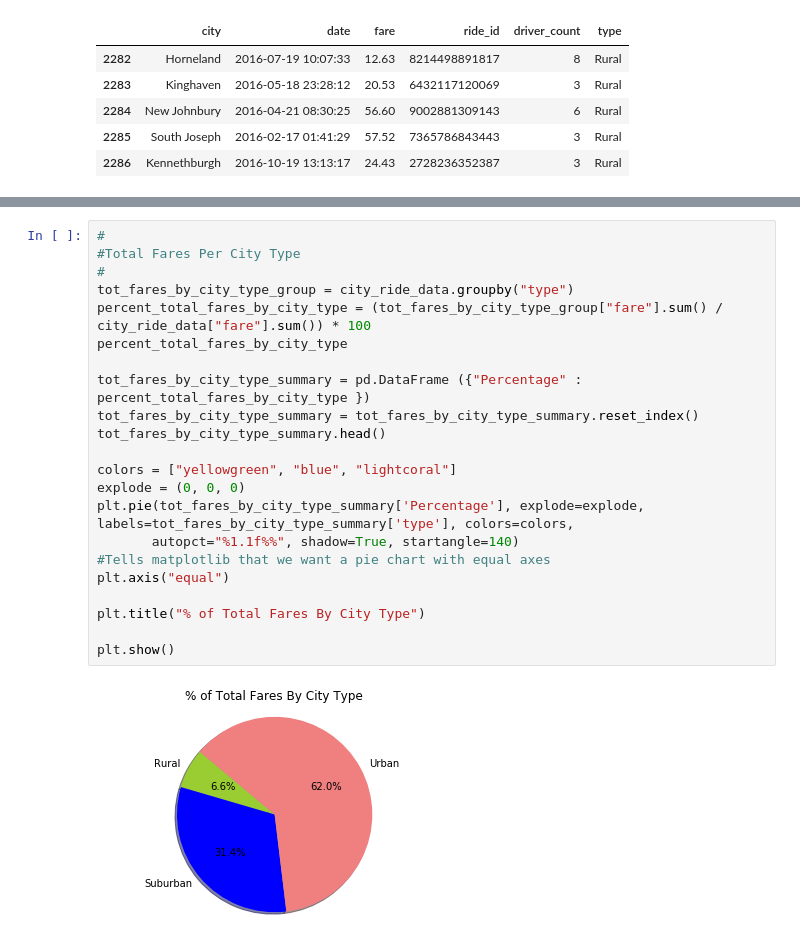
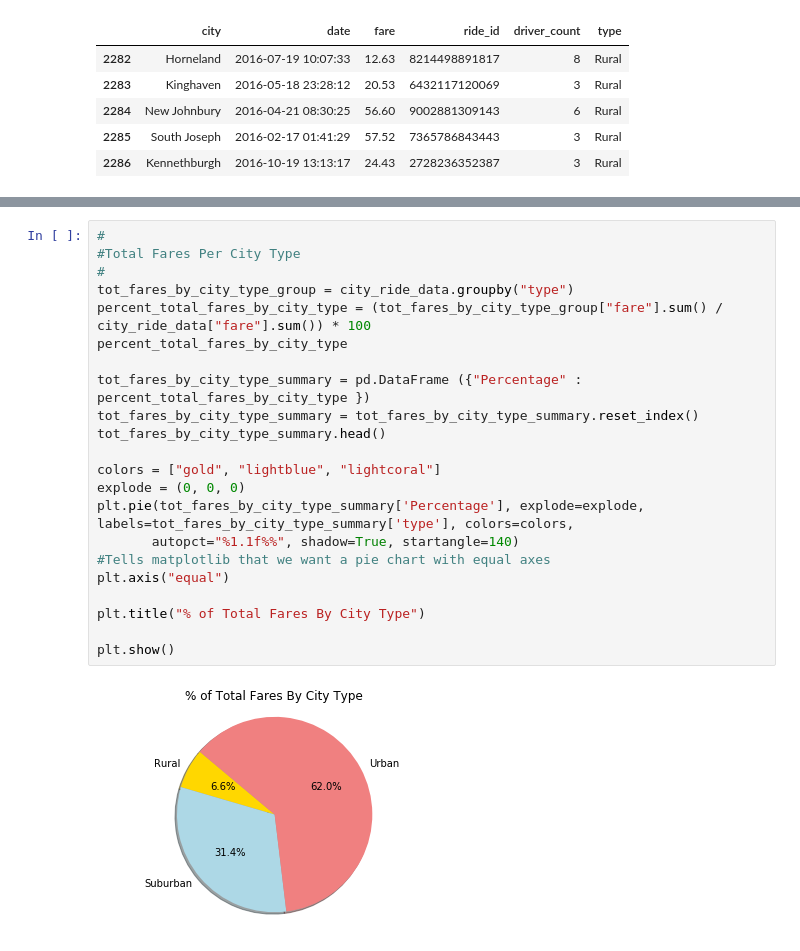
Before and after one commit to anujpandya3105/matplotlibAssigment, a Jupyter notebook: Pyber3.ipynb, the cells around one changed output, grey strips where cells are left out. Drawn from its saved outputs; the diff is of its cells as text.

```diff
--- a/Pyber3.ipynb
+++ b/Pyber3.ipynb
@@ -181,27 +191,27 @@ plt.show()
 # %%
 #
 #Total Fares Per City Type
 #
 tot_fares_by_city_type_group = city_ride_data.groupby("type")
 percent_total_fares_by_city_type = (tot_fares_by_city_type_group["fare"].sum() / city_ride_data["fare"].sum()) * 100
 percent_total_fares_by_city_type
 
 tot_fares_by_city_type_summary = pd.DataFrame ({"Percentage" : percent_total_fares_by_city_type })
 tot_fares_by_city_type_summary = tot_fares_by_city_type_summary.reset_index()
 tot_fares_by_city_type_summary.head()
 
-colors = ["yellowgreen", "blue", "lightcoral"]
+colors = ["gold", "lightblue", "lightcoral"]
 explode = (0, 0, 0)
 plt.pie(tot_fares_by_city_type_summary['Percentage'], explode=explode, labels=tot_fares_by_city_type_summary['type'], colors=colors,
        autopct="%1.1f%%", shadow=True, startangle=140)
 #Tells matplotlib that we want a pie chart with equal axes
 plt.axis("equal")
 
 plt.title("% of Total Fares By City Type")
 
 plt.show()
 # %% [output]
-[figure, old version]
+[figure, new version]
 # %%
 #
 #Total Rides Per City Type
```
Also changed, not shown: parts of 6 cells of this notebook.
